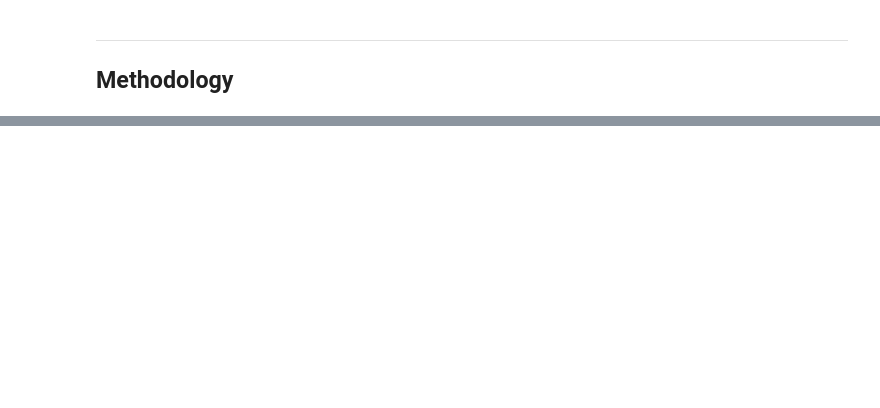
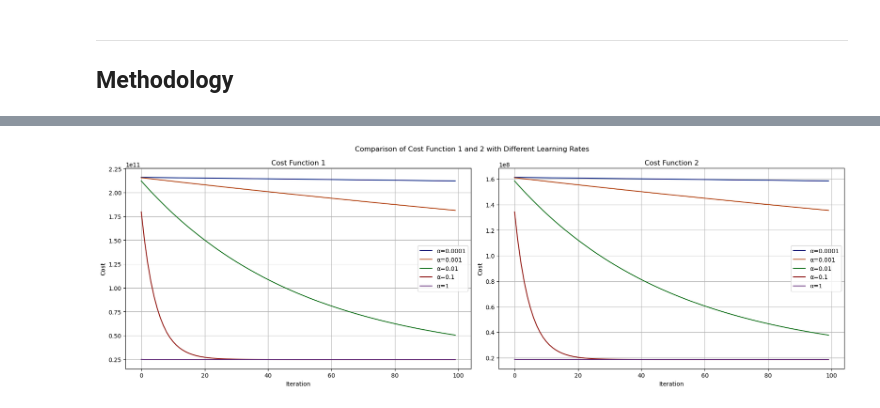
Before and after one commit to ZohoorAlmalki/ML_HWs, a Jupyter notebook: 446_ML_RegressionAssignment.ipynb, the cells around one changed output, grey strips where cells are left out. Drawn from its saved outputs; the diff is of its cells as text; code cells hidden in the pictures; blank space fills up the shorter version.

```diff
--- a/446_ML_RegressionAssignment.ipynb
+++ b/446_ML_RegressionAssignment.ipynb
@@ -241,0 +252,91 @@ Discuss the performance with your model and sklearn in C).
+# %%
+# all the next code using chatGPT and (for understanding the basics) https://www.geeksforgeeks.org/gradient-descent-in-linear-regression/
+# https://chatgpt.com/share/67fd8726-c634-8009-b3ee-1fea298abfb4
+# https://chatgpt.com/share/67fda33f-b02c-8009-8fe9-f31a08ffcb2b
+# https://chatgpt.com/share/67fd98e1-4a74-8009-9727-77b2029b2f2e
+# https://chatgpt.com/share/67fdc531-1ae8-8009-a36a-1c0da8668595
+# https://chatgpt.com/share/67fd89a5-4b2c-8009-944e-a51fe4776135
+# https://chatgpt.com/share/67fd98e1-4a74-8009-9727-77b2029b2f2e
+# https://chatgpt.com/share/67fdc4dc-ab80-8009-a145-bd3461681c36
+# https://chatgpt.com/share/67fdc45d-1adc-8009-8665-56e92e139523
+
+import numpy as np
+import matplotlib.pyplot as plt
+from sklearn.preprocessing import StandardScaler
+
+
+# Hypothesis function
+def predict(X, theta):
+    return X @ theta
+
+def cost_function_1(X, y, theta):
+    m = len(y)
+    error = predict(X, theta) - y
+    return (0.5) * np.sum(error ** 2)
+
+# Cost Function 2: With 1/m
+def cost_function_2(X, y, theta):
+    m = len(y)
+    error = predict(X, theta) - y
+    return (0.5 / m) * np.sum(error ** 2)
+
+
+# Gradient Descent
+def gradient_descent(X, y, theta, alpha, iterations, cost_fn):
+    cost_history = []
+    m = len(y)
+
+    for i in range(iterations):
+        error = predict(X, theta) - y
+        gradient = X.T @ error
+        gradient = gradient / m
+
+        theta -= alpha * gradient
+
+        # Compute cost using selected cost function
+        cost = cost_function_1(X, y, theta) if cost_fn == 1 else cost_function_2(X, y, theta)
+
+        # Stop if cost diverges
+        if np.isnan(cost) or np.isinf(cost):
+            print(f"Stopped early at iteration {i}, alpha={alpha} due to overflow.")
+            break
+
+        cost_history.append(cost)
+
+    return theta, cost_history
+
+# Extract features and labels
+X = insurance_dum[['age', 'bmi', 'smoker_yes']].values.astype(float)
+y = insurance_dum['charges'].values.reshape(-1, 1).astype(float)
+
+# Scale X
+scaler = StandardScaler()
+X = scaler.fit_transform(X)
+
+# Add bias term
+X_b = np.hstack([np.ones((X.shape[0], 1)), X])
+theta_init = np.zeros((X_b.shape[1], 1), dtype=float)
+
+# Learning rates to try
+alphas = [0.0001, 0.001, 0.01, 0.1, 1]
+iterations = 100
+
+
+fig, axs = plt.subplots(1, 2, figsize=(18, 6))
+
+for cost_fn, ax in zip([1, 2], axs):
+    for alpha in alphas:
+        theta_final, cost_hist = gradient_descent(X_b, y, theta_init.copy(), alpha, iterations, cost_fn=cost_fn)
+        if len(cost_hist) > 0:
+            ax.plot(range(len(cost_hist)), cost_hist, label=f'α={alpha}')
+    ax.set_title(f'Cost Function {cost_fn}')
+    ax.set_xlabel('Iteration')
+    ax.set_ylabel('Cost')
+    ax.grid(True)
+    ax.legend()
+
+plt.suptitle('Comparison of Cost Function 1 and 2 with Different Learning Rates')
+plt.tight_layout()
+plt.show()
+# %% [output]
+[figure, added]
```
Also changed, not shown: parts of 23 cells of this notebook.
